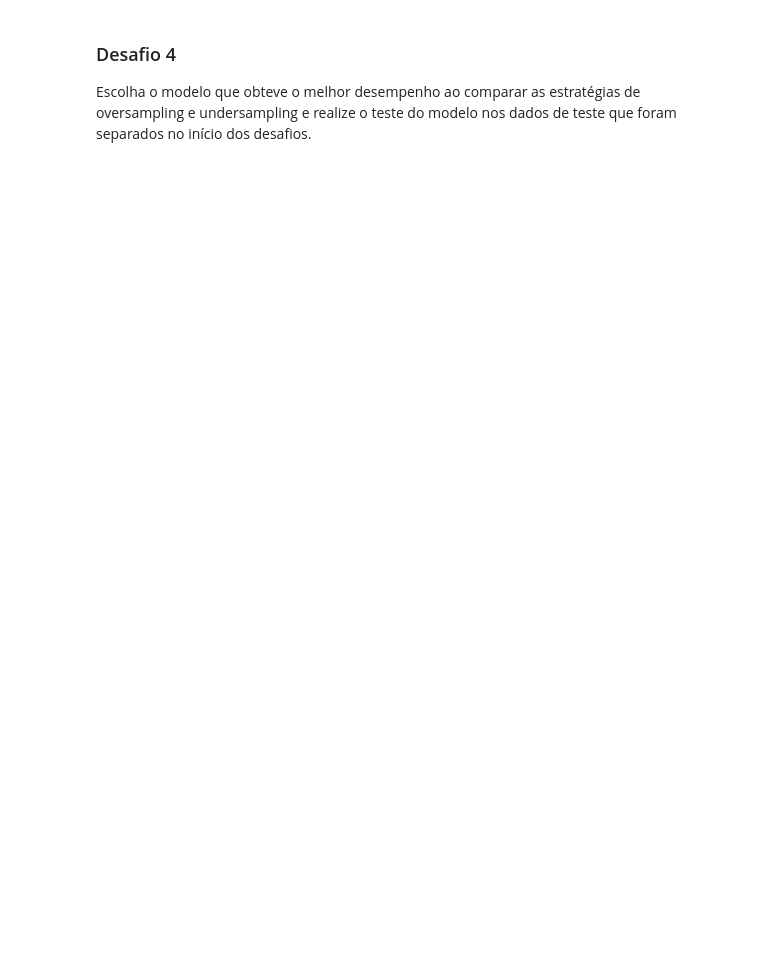
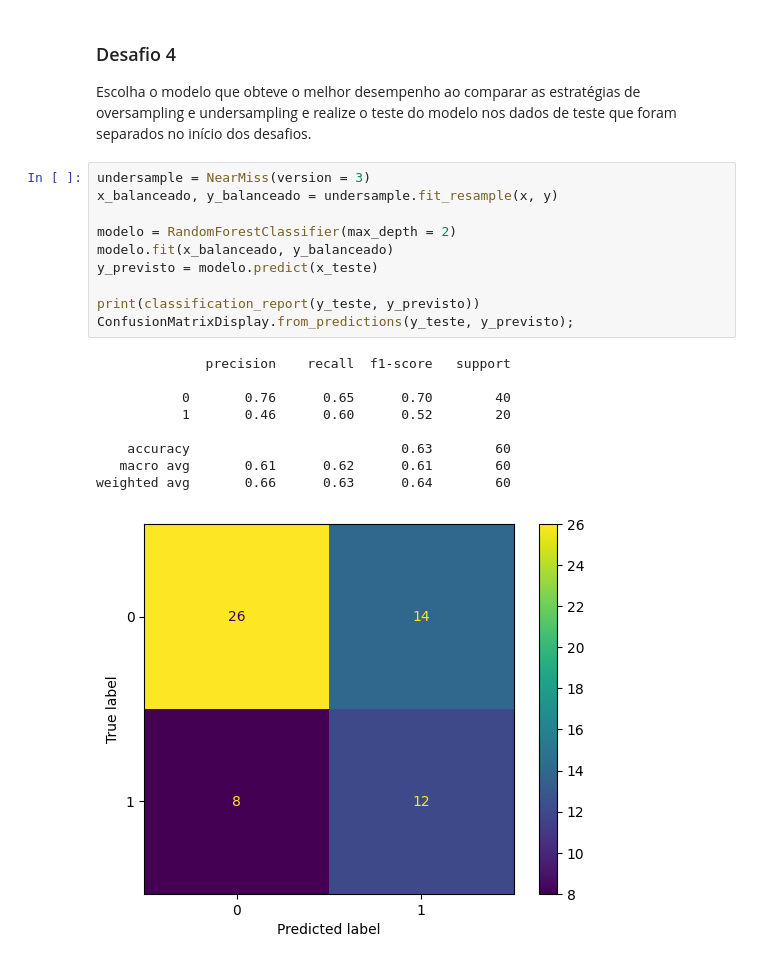
Before and after one commit to moises-rb/DS_ONE, a Jupyter notebook: Estatistica_MachineLearning/6 - Classificacao_Validacao_Modelos_Metricas_Avaliacao/Desafio.ipynb, the cells around one changed output. Cells and saved outputs as stored; diff of their text form; blank space fills up the shorter version.

```diff
--- a/Estatistica_MachineLearning/6 - Classificacao_Validacao_Modelos_Metricas_Avaliacao/Desafio.ipynb
+++ b/Estatistica_MachineLearning/6 - Classificacao_Validacao_Modelos_Metricas_Avaliacao/Desafio.ipynb
@@ -279,3 +333,23 @@ Utilize um [`pipeline`](https://imbalanced-learn.org/stable/references/generated
 ### Desafio 4
 
 Escolha o modelo que obteve o melhor desempenho ao comparar as estratégias de oversampling e undersampling e realize o teste do modelo nos dados de teste que foram separados no início dos desafios.
+# %%
+undersample = NearMiss(version = 3)
+x_balanceado, y_balanceado = undersample.fit_resample(x, y)
+
+modelo = RandomForestClassifier(max_depth = 2)
+modelo.fit(x_balanceado, y_balanceado)
+y_previsto = modelo.predict(x_teste)
+
+print(classification_report(y_teste, y_previsto))
+ConfusionMatrixDisplay.from_predictions(y_teste, y_previsto);
+# %% [output]
+              precision    recall  f1-score   support
+
+           0       0.76      0.65      0.70        40
+           1       0.46      0.60      0.52        20
+
+    accuracy                           0.63        60
+   macro avg       0.61      0.62      0.61        60
+weighted avg       0.66      0.63      0.64        60
+[figure, added]
```
Also changed, not shown: parts of 20 cells of this notebook.
